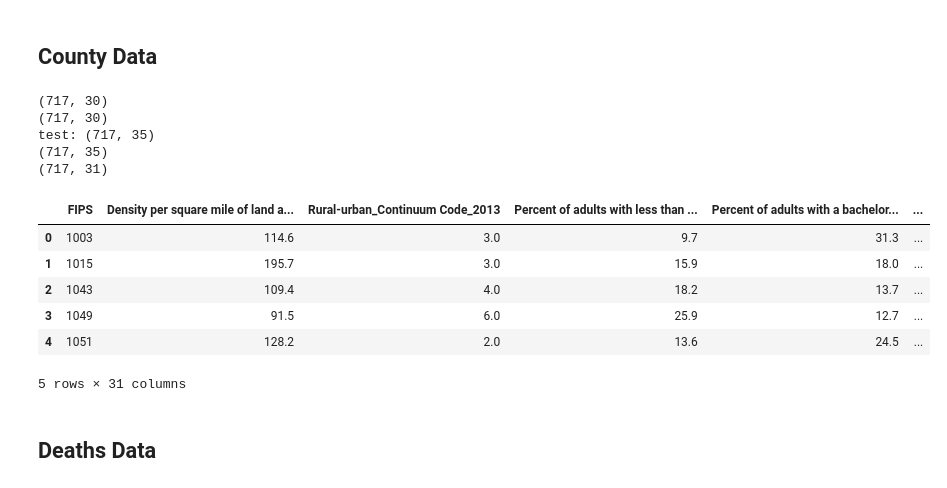
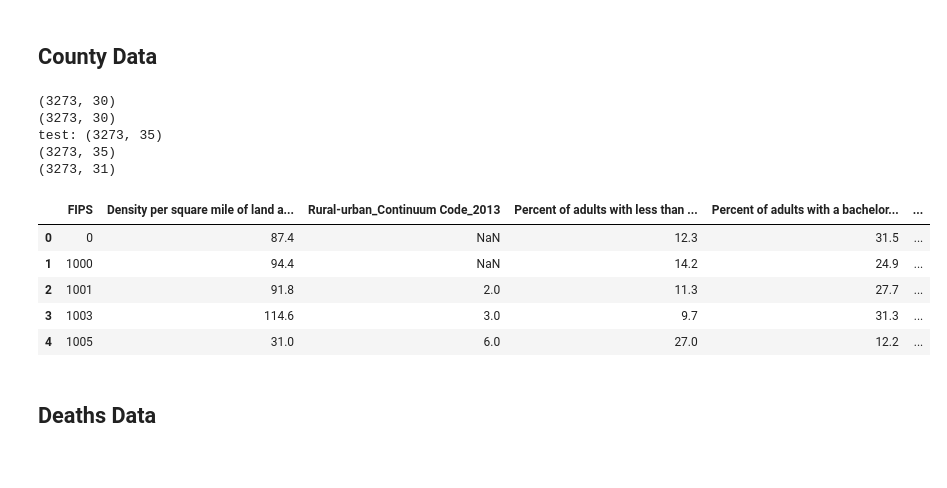
Before and after one commit to jhu-covid-optimization/covid-drivers, a Jupyter notebook: notebooks/bm-01-AC-PCA_data_processing.ipynb, the cells around one changed output. Saved outputs shown, nothing was run; the diff lists cells and outputs as text; code cells hidden in the pictures.

```diff
--- a/notebooks/bm-01-AC-PCA_data_processing.ipynb
+++ b/notebooks/bm-01-AC-PCA_data_processing.ipynb
@@ -127,9 +128,9 @@ hosp_data.head()
 # %% [markdown]
 ## County Data
 # %%
-counties = pd.read_csv('../data/raw/counties_06-19.csv')
+counties = pd.read_csv('../data/raw/counties_09-11.csv')
 # print(counties.columns.values)
-counties = counties.dropna(how='any')
+# counties = counties.dropna(how='any')
 # counties['FIPS'] = counties['FIPS'] .astype('int')
 counties = counties.set_index('FIPS')
 # print(counties.where(counties['FIPS'] == 36061))
@@ -138,46 +139,46 @@ counties = counties.set_index('FIPS')
 counties = counties.filter(['FIPS',  'Density per square mile of land area - Population', 'Rural-urban_Continuum Code_2013', \
                             'Percent of adults with less than a high school diploma 2014-18',\
                             "Percent of adults with a bachelor's degree or higher 2014-18", 'Unemployment_rate_2018', \
                             'Med_HH_Income_Percent_of_State_Total_2018', 'Jan Temp AVG / F', 'Feb Temp AVG / F', 'Mar Temp AVG / F', 'Apr Temp AVG / F', 'May Temp AVG / F', \
                             'Jun Temp AVG / F', 'Jul Temp AVG / F', 'Aug Temp AVG / F', 'Sep Temp AVG / F', 'Oct Temp AVG / F', 'Nov Temp AVG / F', 'Dec Temp AVG / F', 'Total_age65plus',  'Total households!!Average household size',\
                             'SCHOOL ENROLLMENT!!Population 3 years and over enrolled in school!!Nursery school preschool',\
                             'SCHOOL ENROLLMENT!!Population 3 years and over enrolled in school!!Kindergarten',\
                             'SCHOOL ENROLLMENT!!Population 3 years and over enrolled in school!!Elementary school (grades 1-8)',\
                             'SCHOOL ENROLLMENT!!Population 3 years and over enrolled in school!!High school (grades 9-12)',\
                             'SCHOOL ENROLLMENT!!Population 3 years and over enrolled in school!!College or graduate school', 'POP_ESTIMATE_2018', \
                             'H_MALE', 'H_FEMALE', 'BA_MALE', 'BA_FEMALE'])
 print(counties.shape)
-counties = counties.dropna()
+# counties = counties.dropna()
 print(counties.shape)
 counties = counties.merge(hosp_data, how='left', left_on='FIPS', right_on='FIPS')
 # counties = counties.merge(LT_hosp_data, how='left',  left_on='FIPS', right_on='FIPS')
 counties = counties.merge(nursing, how='left', left_on='FIPS', right_on='FIPS')
 print("test:", counties.shape)
-counties = counties.fillna(value=0)
+# counties = counties.fillna(value=0) ###
+counties[['HospCt', 'Beds', 'NursingCt', 'Beds']] = counties[['HospCt', 'Beds', 'NursingCt', 'Beds']].fillna(value=0)
 print(counties.shape)
 counties = counties.drop(columns=['Beds'])
 # counties = counties.drop(columns=['Longterm Beds'])
 counties = counties.drop(columns=['NursingBeds'])
 
 counties['Hispanic Population'] = counties['H_MALE'] + counties['H_FEMALE']
 counties = counties.drop(columns=['H_FEMALE', 'H_MALE'])
 counties['Black Population'] = counties['BA_MALE'] + counties['BA_FEMALE']
 counties = counties.drop(columns=['BA_FEMALE', 'BA_MALE'])
 print(counties.shape)
 counties.head()
 # %% [output]
-(717, 30)
-(717, 30)
-test: (717, 35)
-(717, 35)
-(717, 31)
+(3273, 30)
+(3273, 30)
+test: (3273, 35)
+(3273, 35)
+(3273, 31)
 |  | FIPS | Density per square mile of land a... | Rural-urban_Continuum Code_2013 | Percent of adults with less than ... | Percent of adults with a bachelor... | ... |
-| 0 | 1003 | 114.6 | 3.0 | 9.7 | 31.3 | ... |
-| 1 | 1015 | 195.7 | 3.0 | 15.9 | 18.0 | ... |
-| 2 | 1043 | 109.4 | 4.0 | 18.2 | 13.7 | ... |
-| 3 | 1049 | 91.5 | 6.0 | 25.9 | 12.7 | ... |
-| 4 | 1051 | 128.2 | 2.0 | 13.6 | 24.5 | ... |
+| 0 | 0 | 87.4 | NaN | 12.3 | 31.5 | ... |
+| 1 | 1000 | 94.4 | NaN | 14.2 | 24.9 | ... |
+| 2 | 1001 | 91.8 | 2.0 | 11.3 | 27.7 | ... |
+| 3 | 1003 | 114.6 | 3.0 | 9.7 | 31.3 | ... |
+| 4 | 1005 | 31.0 | 6.0 | 27.0 | 12.2 | ... |
-5 rows × 31 columns
 # %% [markdown]
 ## Deaths Data
 # %%
```
Also changed, not shown: parts of 41 cells of this notebook, 4 other files.
